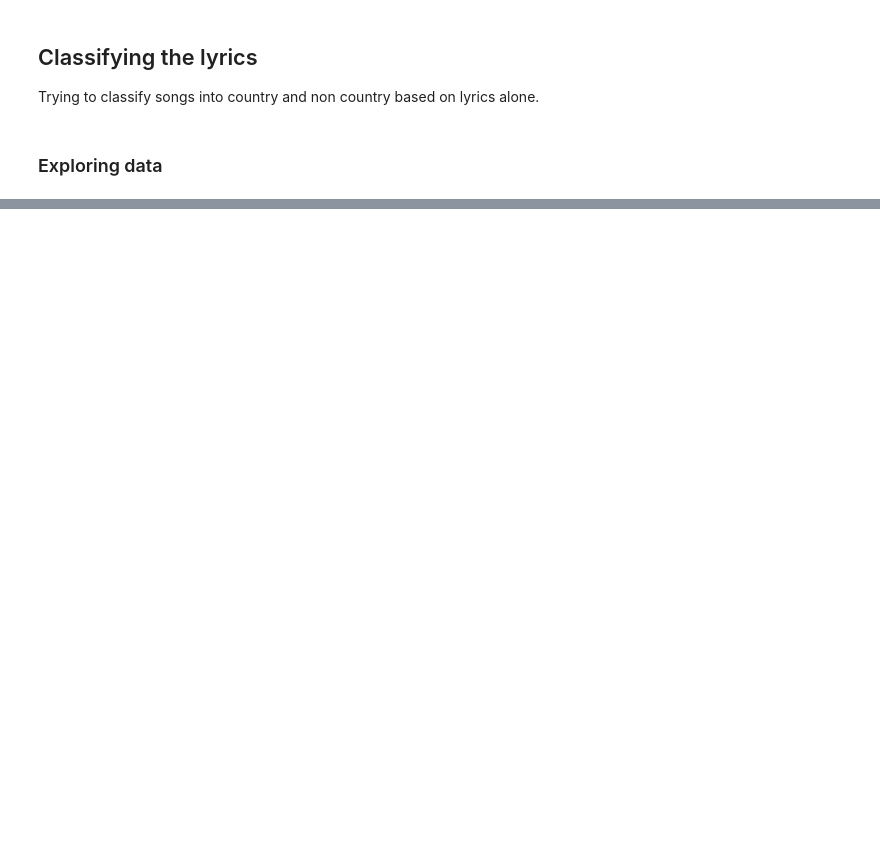
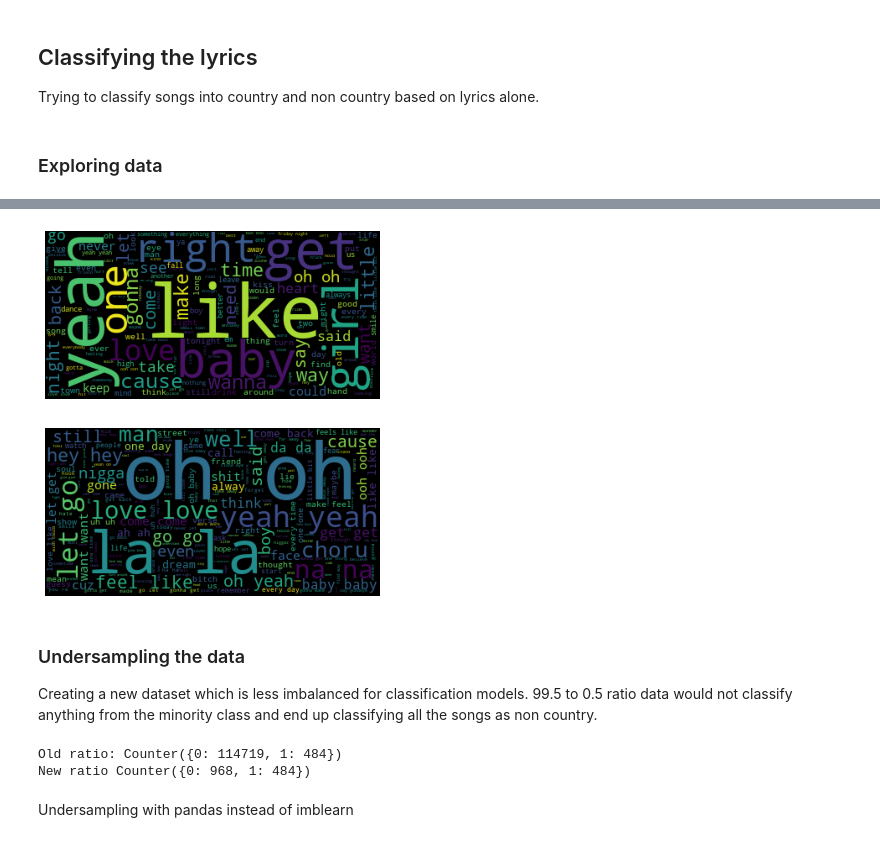
Before and after one commit to baneabhishek/country_lyrics_analysis, a Jupyter notebook: Country_music.ipynb, the cells around one changed output, grey strips where cells are left out. Drawn from its saved outputs; the diff is of its cells as text; code cells hidden in the pictures; blank space fills up the shorter version.

```diff
--- a/Country_music.ipynb
+++ b/Country_music.ipynb
@@ -281,0 +309,19 @@ song_length_distribution(data_lyrics[data_lyrics.label == 0])
+# %%
+def gen_wrd_cld(all_lyrics):
+  all_lyrics = ' '.join(all_lyrics)
+  wrd_cld = WordCloud(stopwords=['know','got']).generate(str(all_lyrics))
+  plt.imshow(wrd_cld)
+  plt.axis("off")
+  plt.show()
+# %%
+all_lyrics_cty = data_lyrics[data_lyrics.label == 1].Lyrics.values
+all_lyrics_n_cty = data_lyrics[data_lyrics.label == 0].Lyrics.values
+# %%
+gen_wrd_cld(all_lyrics_cty)
+gen_wrd_cld(all_lyrics_n_cty)
+# %% [output]
+[figure, added]
+[figure, added]
+# %% [markdown]
+### Undersampling the data
+Creating a new dataset which is less imbalanced for classification models. 99.5 to 0.5 ratio data would not classify anything from the minority class and end up classifying all the songs as non country.
@@ -281,0 +337,8 @@ song_length_distribution(data_lyrics[data_lyrics.label == 0])
+# %%
+print('Old ratio:',Counter(y))
+print('New ratio',Counter(y_under))
+# %% [output]
+Old ratio: Counter({0: 114719, 1: 484})
+New ratio Counter({0: 968, 1: 484})
+# %% [markdown]
+Undersampling with pandas instead of imblearn
```
Also changed, not shown: parts of 36 cells of this notebook.
